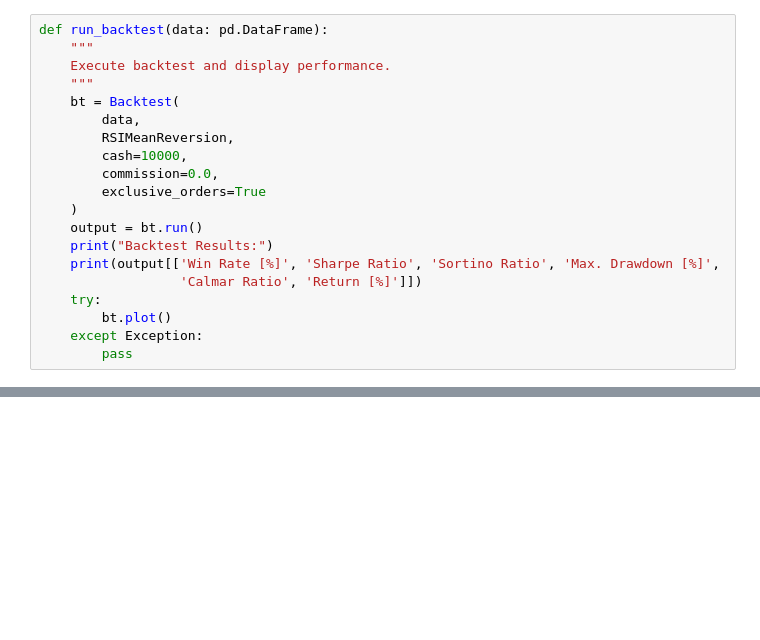
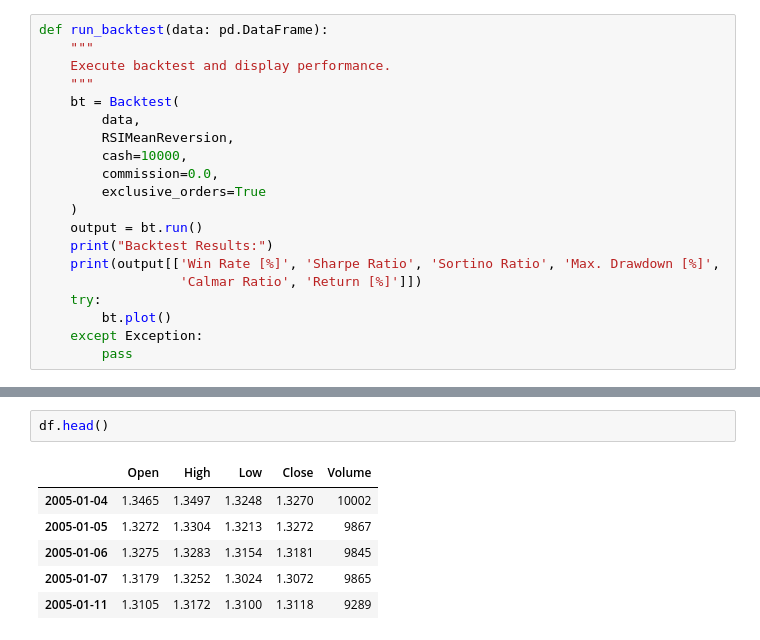
Before and after one commit to AssasinJB/Forex-Trading, a Jupyter notebook: forexStrategy.ipynb, the cells around one changed output, grey strips where cells are left out. Drawn from its saved outputs; the diff is of its cells as text; blank space fills up the shorter version.

```diff
--- a/forexStrategy.ipynb
+++ b/forexStrategy.ipynb
@@ -89,3 +89,12 @@ Return [%]           -8.997304
 dtype: object
 [interactive output not drawn]
 [interactive output not drawn]
+# %%
+df.head()
+# %% [output]
+|  | Open | High | Low | Close | Volume |
+| 2005-01-04 | 1.3465 | 1.3497 | 1.3248 | 1.3270 | 10002 |
+| 2005-01-05 | 1.3272 | 1.3304 | 1.3213 | 1.3272 | 9867 |
+| 2005-01-06 | 1.3275 | 1.3283 | 1.3154 | 1.3181 | 9845 |
+| 2005-01-07 | 1.3179 | 1.3252 | 1.3024 | 1.3072 | 9865 |
+| 2005-01-11 | 1.3105 | 1.3172 | 1.3100 | 1.3118 | 9289 |
```
Also changed, not shown: parts of 2 cells of this notebook, 4 other files.
